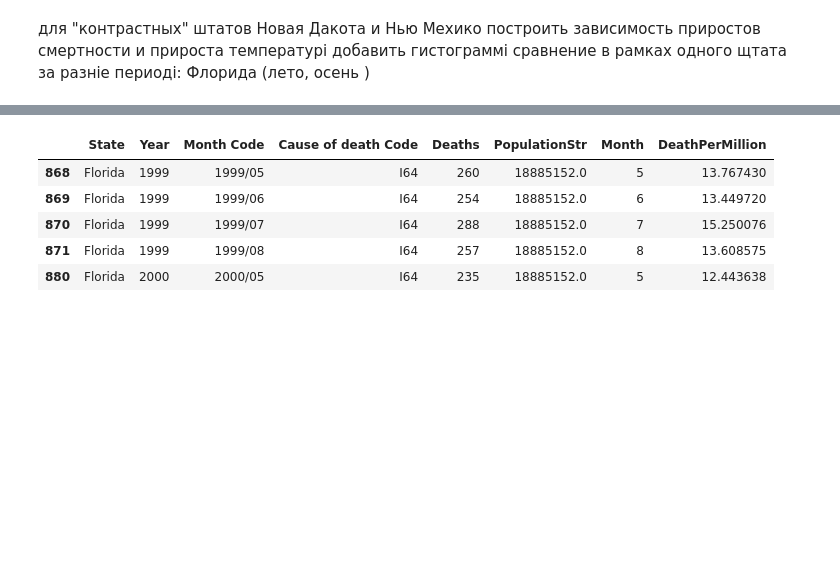
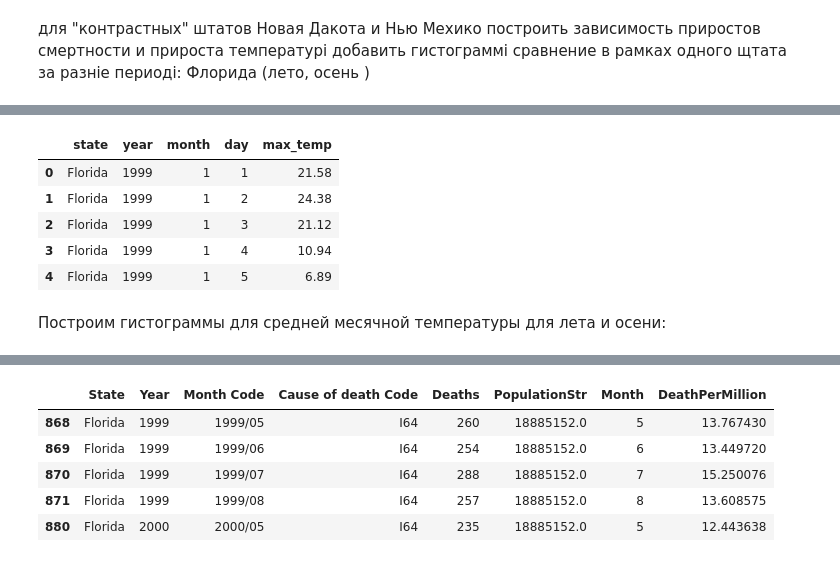
Before and after one commit to vlnik-belyaev/CDC_stat, a Jupyter notebook: CDC_heat_influence/Draft version.ipynb, the cells around one changed output, grey strips where cells are left out. Saved outputs shown, nothing was run; the diff lists cells and outputs as text; code cells hidden in the pictures; blank space fills up the shorter version.

```diff
--- a/CDC_heat_influence/Draft version.ipynb
+++ b/CDC_heat_influence/Draft version.ipynb
@@ -486,0 +495,12 @@ plt.show()
+# %%
+# Assign filename: file
+file = 'datasets/maxTempByMonthYear1999-2011Florida.txt'
+
+# Import file: data
+raw_temp_florida_data = pd.read_csv(file, sep='\t', converters={"Year":int,
+                                                                'Month Code':int,
+                                                                'Day of Month':int,
+                                                                'Avg Daily Max Air Temperature (C)':float})
+
+# Print the head of the DataFrame
+print(raw_temp_florida_data.head())
@@ -486,0 +525,9 @@ plt.show()
+# %%
+florida_temp_data.head()
+# %% [output]
+|  | state | year | month | day | max_temp |
+| 0 | Florida | 1999 | 1 | 1 | 21.58 |
+| 1 | Florida | 1999 | 1 | 2 | 24.38 |
+| 2 | Florida | 1999 | 1 | 3 | 21.12 |
+| 3 | Florida | 1999 | 1 | 4 | 10.94 |
+| 4 | Florida | 1999 | 1 | 5 | 6.89 |
@@ -486,0 +539,2 @@ plt.show()
+# %% [markdown]
+Построим гистограммы для средней месячной температуры для лета и осени:
```
Also changed, not shown: parts of 19 cells of this notebook.
